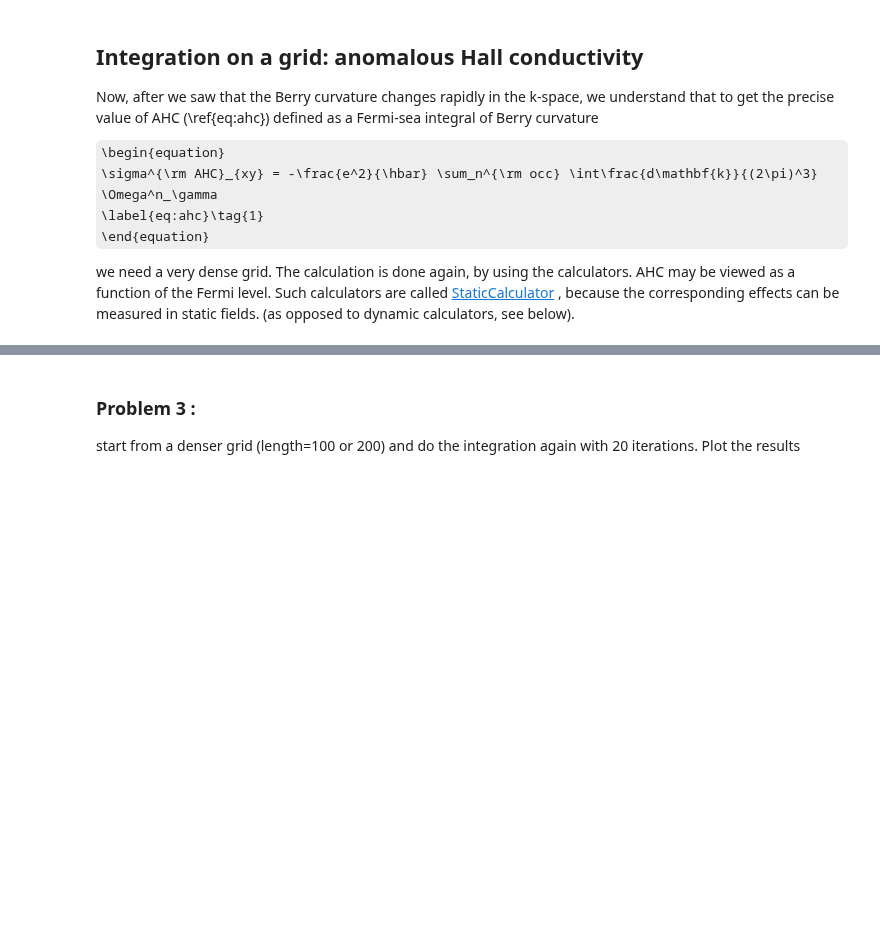
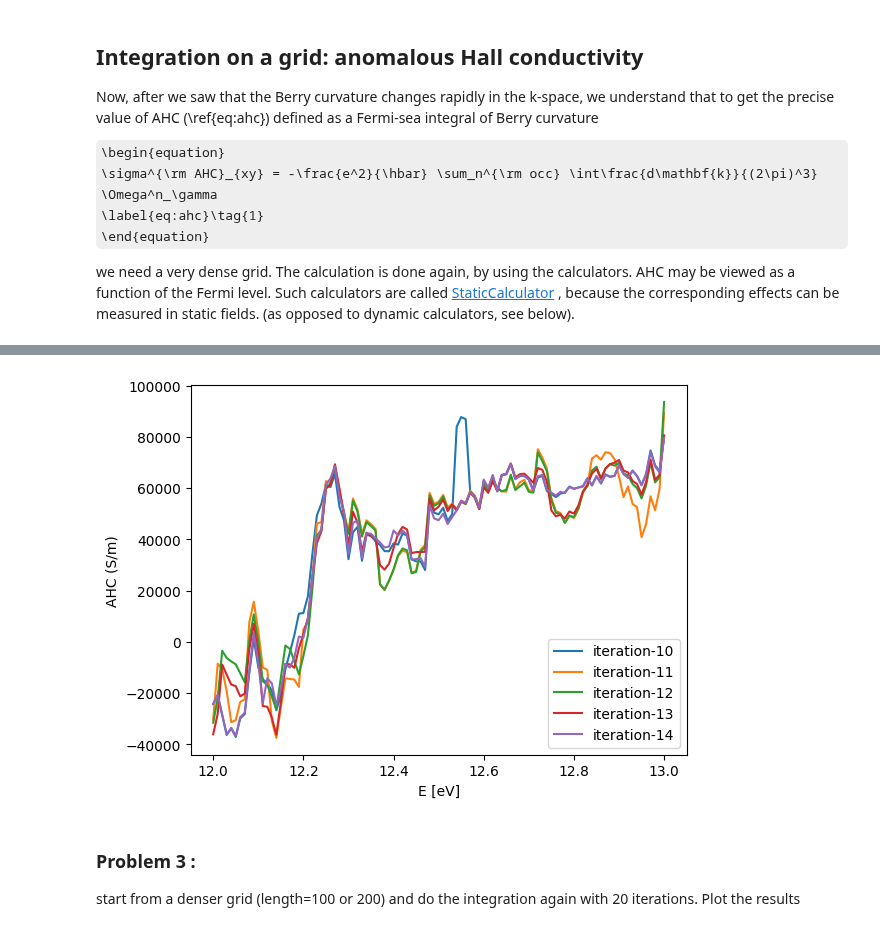
Before and after one commit to wannier-berri/WannierBerri-tutorial, a Jupyter notebook: tutorials/1_basic/tutorial-wb-basic.ipynb, the cells around one changed output, grey strips where cells are left out. Cells and saved outputs as stored; diff of their text form; code cells hidden in the pictures; some formulas as TeX source; blank space fills up the shorter version.

```diff
--- a/tutorials/1_basic/tutorial-wb-basic.ipynb
+++ b/tutorials/1_basic/tutorial-wb-basic.ipynb
@@ -337,18 +535,22 @@ result_run = wberri.run(system,
 # %%
 #plot results from different iterations
 for i in range(10,15):
-    a = np.loadtxt(f"Fe-ahc_iter-{i:04d}.dat")
-    ef = a[:,0]
-    ahc_xy = a[:,3]
-    # alternatively:
-    #res = np.load(f"Fe-ahc_iter-{i:04d}.npz")
-    #print (list(res.keys()))
-    #ef = res["Energies_0"]
-    #ahc_xy = res["data"][:,2]
+    res = np.load(f"Fe-ahc_iter-{i:04d}.npz")
+    # print (list(res.keys()))
+    ef = res["Energies_0"]
+    ahc_xy = res["data"][:,2]
+    # alternatively from text files:
+    # a = np.loadtxt(f"Fe-ahc_iter-{i:04d}.dat")
+    # ef = a[:,0]
+    # ahc_xy = a[:,3]
     plt.plot(ef,ahc_xy,label = f"iteration-{i}")
 #plt.ylim(-1000,1000)
+plt.xlabel("E [eV]")
+plt.ylabel("AHC (S/m)")
 plt.legend()
 plt.show()
+# %% [output]
+[figure, added]
 # %% [markdown]
 ### Problem 3 :
 start from a denser grid (length=100 or 200) and do the integration again with 20 iterations. Plot the results
```
Also changed, not shown: parts of 27 cells of this notebook.
